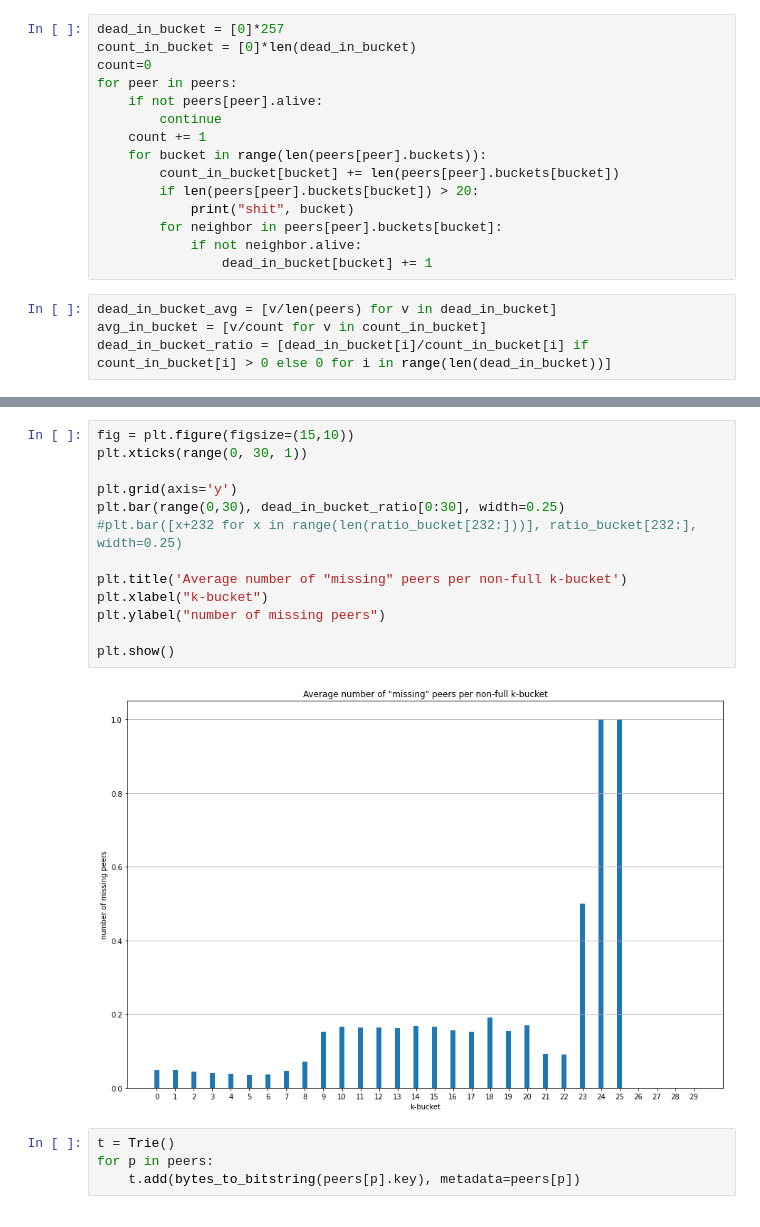
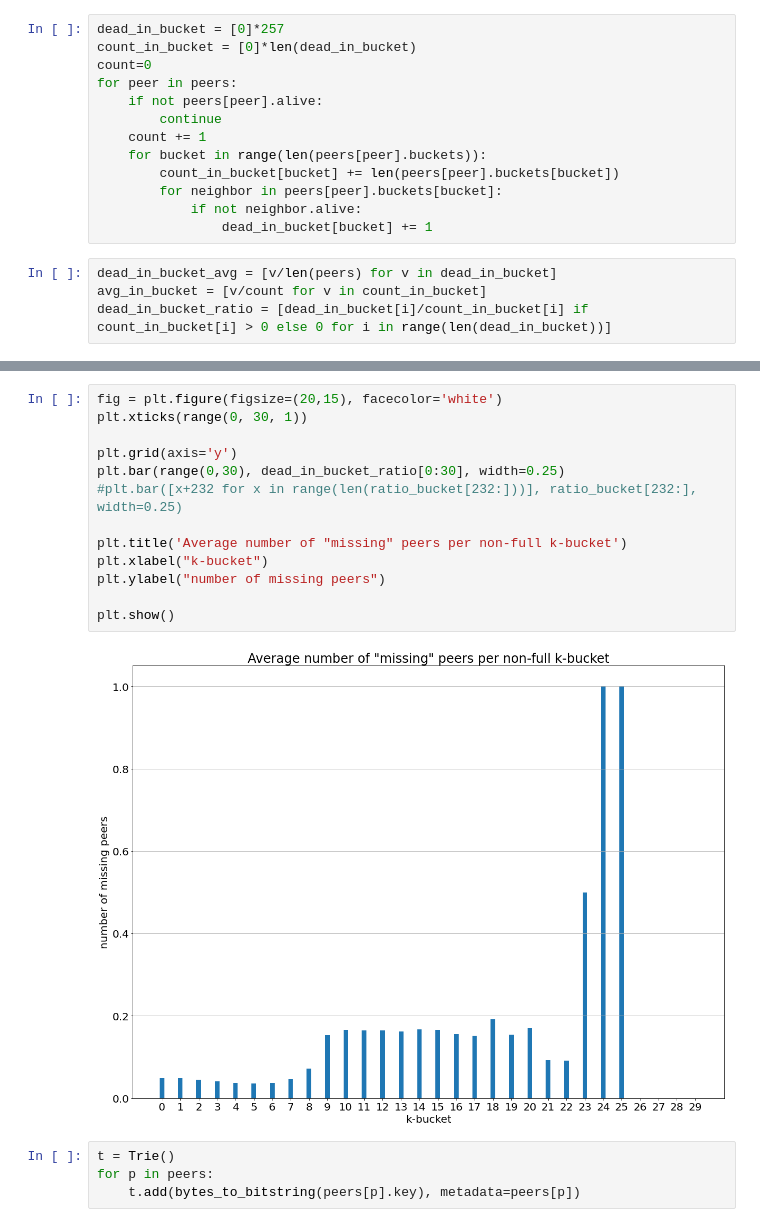
Before and after one commit to probe-lab/network-measurements, a Jupyter notebook: implementations/rfm19-dht-routing-table-health/refactor.ipynb, the cells around one changed output, grey strips where cells are left out. Drawn from its saved outputs; the diff is of its cells as text.

Commit message:
adding last plots

```diff
--- a/implementations/rfm19-dht-routing-table-health/refactor.ipynb
+++ b/implementations/rfm19-dht-routing-table-health/refactor.ipynb
@@ -134,8 +135,6 @@ for peer in peers:
     count += 1
     for bucket in range(len(peers[peer].buckets)):
         count_in_bucket[bucket] += len(peers[peer].buckets[bucket])
-        if len(peers[peer].buckets[bucket]) > 20:
-            print("shit", bucket)
         for neighbor in peers[peer].buckets[bucket]:
             if not neighbor.alive:
                 dead_in_bucket[bucket] += 1
@@ -166,18 +167,18 @@ plt.show()
 # %%
-fig = plt.figure(figsize=(15,10))
+fig = plt.figure(figsize=(20,15), facecolor='white')
 plt.xticks(range(0, 30, 1))
 
 plt.grid(axis='y')
 plt.bar(range(0,30), dead_in_bucket_ratio[0:30], width=0.25)
 #plt.bar([x+232 for x in range(len(ratio_bucket[232:]))], ratio_bucket[232:], width=0.25)
 
 plt.title('Average number of "missing" peers per non-full k-bucket')
 plt.xlabel("k-bucket")
 plt.ylabel("number of missing peers")
 
 plt.show()
 # %% [output]
-[figure, old version]
+[figure, new version]
 # %%
 t = Trie()
 for p in peers:
```
Also changed, not shown: parts of 12 cells of this notebook, 9 other files.
